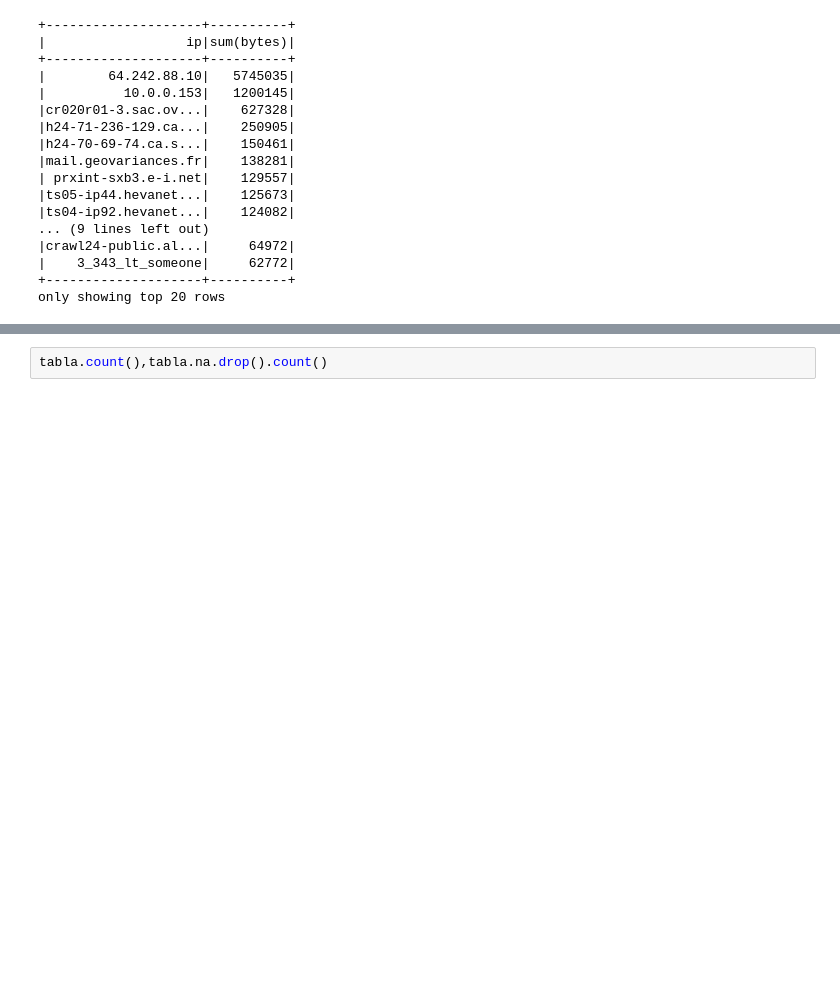
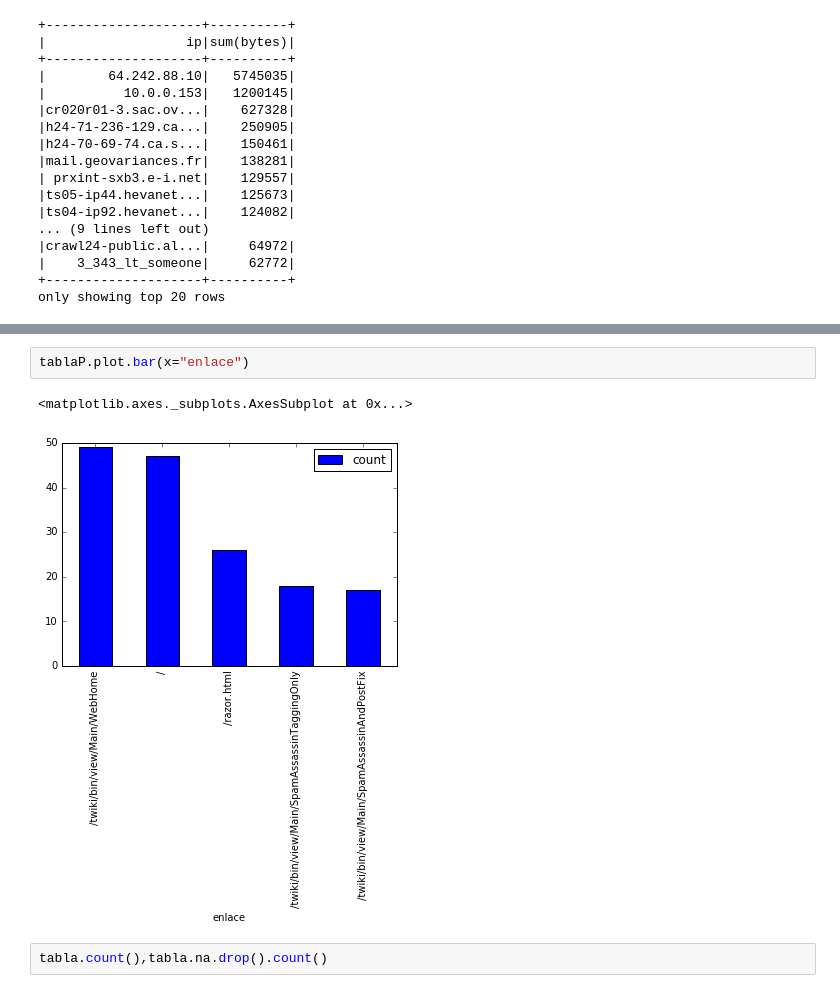
Before and after one commit to bigdatavigo/recursos, a Jupyter notebook: 011. log.ipynb, the cells around one changed output, grey strips where cells are left out. Cells and saved outputs as stored; diff of their text form; blank space fills up the shorter version.

```diff
--- a/011. log.ipynb
+++ b/011. log.ipynb
@@ -90,3 +146,8 @@ only showing top 20 rows
+# %%
+tablaP.plot.bar(x="enlace")
+# %% [output]
+<matplotlib.axes._subplots.AxesSubplot at 0x...>
+[figure, added]
 # %%
 tabla.count(),tabla.na.drop().count()
 # %% [output]
```
Also changed, not shown: parts of 10 cells of this notebook.
